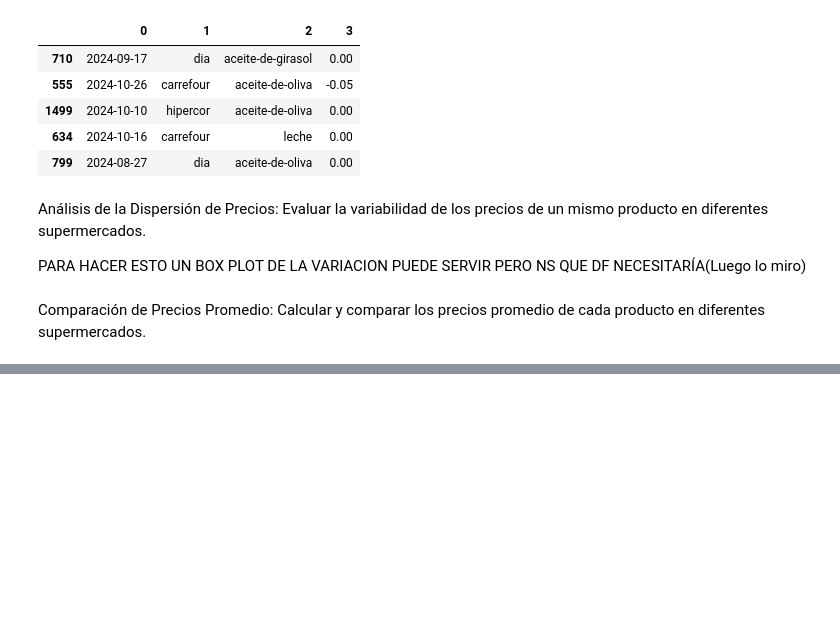
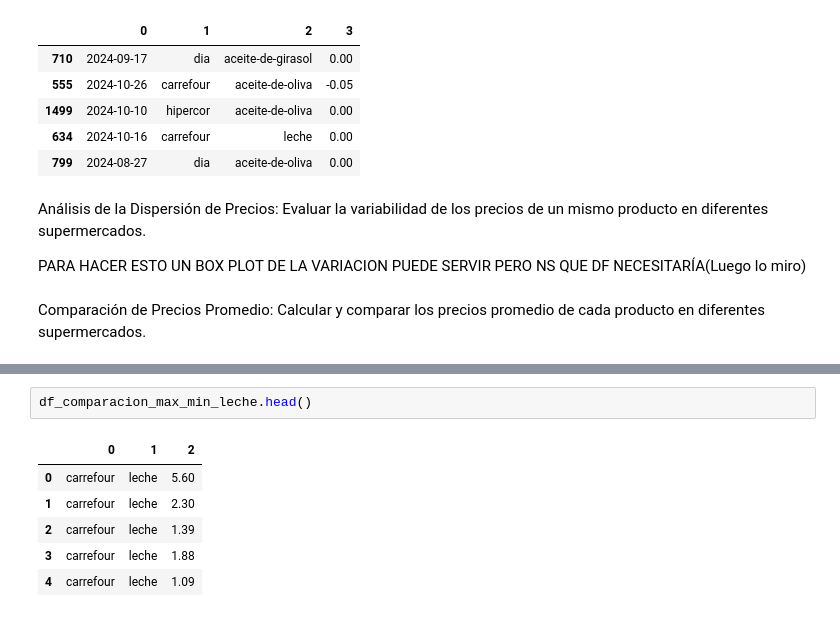
Before and after one commit to jgilsu11/Proyecto1-AnalisisFacua, a Jupyter notebook: Notebooks/1)Extraccion y limpieza (pandas).ipynb, the cells around one changed output, grey strips where cells are left out. Cells and saved outputs as stored; diff of their text form; blank space fills up the shorter version.

```diff
--- a/Notebooks/1)Extraccion y limpieza (pandas).ipynb
+++ b/Notebooks/1)Extraccion y limpieza (pandas).ipynb
@@ -571,0 +588,9 @@ df_precios_super_mi_max= pd.DataFrame(cursor.fetchall())
+# %%
+df_comparacion_max_min_leche.head()
+# %% [output]
+|  | 0 | 1 | 2 |
+| 0 | carrefour | leche | 5.60 |
+| 1 | carrefour | leche | 2.30 |
+| 2 | carrefour | leche | 1.39 |
+| 3 | carrefour | leche | 1.88 |
+| 4 | carrefour | leche | 1.09 |
```
Also changed, not shown: parts of 13 cells of this notebook.
